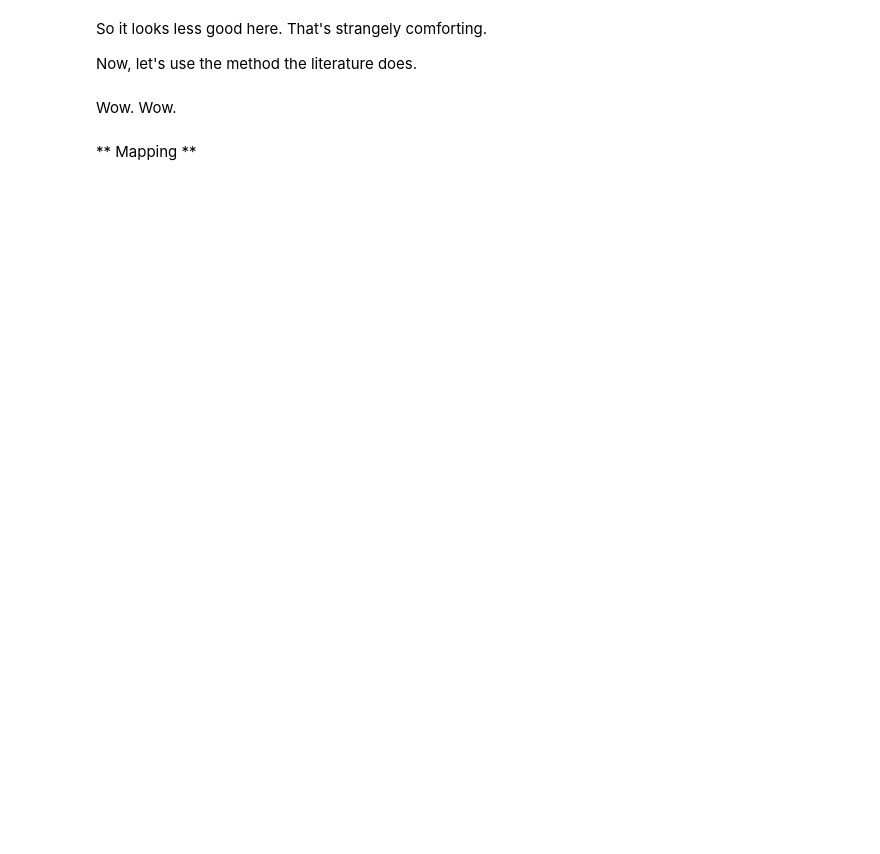
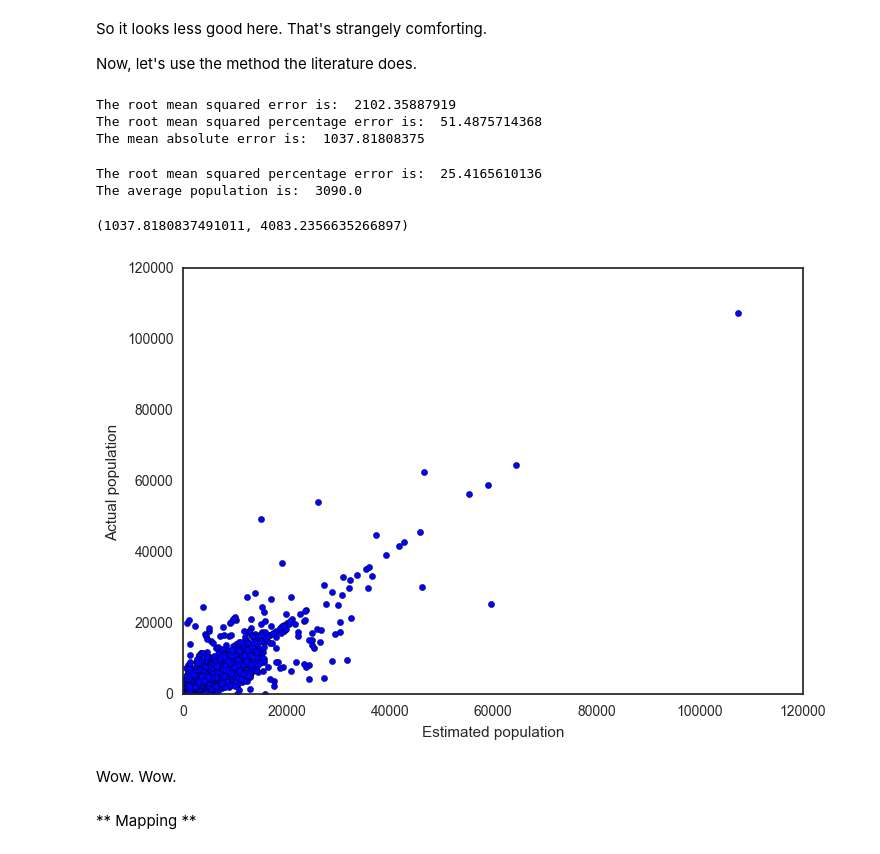
Before and after one commit to ArnholdInstitute/ACM-DEV, a Jupyter notebook: estimates.ipynb, the cells around one changed output. Cells and saved outputs as stored; diff of their text form; code cells hidden in the pictures; blank space fills up the shorter version.

```diff
--- a/estimates.ipynb
+++ b/estimates.ipynb
@@ -13,5 +11,5 @@ ImportError: No module named 'geopandas'
 # %%
 # loading data
-df = pd.DataFrame.from_csv('../data/estimates/estimates_after_join.csv')
+df = pd.DataFrame.from_csv('estimates_after_join.csv')
 df = df.dropna(axis=0)
 df.tail()
@@ -91,22 +119,40 @@ df_final['pop_sublocation_est_final'] = df_final.weights * df_final.pop_location
 df_final['error_subloc_final'] = df_final.pop_sublocation_est_final - df_final.pop_sublocation_actual
 df_final['sq_error_subloc_final'] = df_final.error_subloc_final**2
 rmse_final = np.sqrt(df_final.sq_error_subloc_final.mean())
-print 'The root mean squared error is: ', rmse_final
+print('The root mean squared error is: ', rmse_final)
 
 # %RMSE: RMSE / mean(population_subloc)
 pc_rmse_final = 100 * rmse_final / df_final.pop_sublocation_actual.mean()
-print 'The root mean squared percentage error is: ', pc_rmse_final
+print('The root mean squared percentage error is: ', pc_rmse_final)
 
 # Mean absolute error
 df_final['abs_error_subloc_final'] = abs(df_final.pop_sublocation_est_final - df_final.pop_sublocation_actual)
 mae_final = df_final.abs_error_subloc_final.mean()
-print 'The mean absolute error is: ', mae_final
+print('The mean absolute error is: ', mae_final)
+# %% [output]
+The root mean squared error is:  2102.35887919
+The root mean squared percentage error is:  51.4875714368
+The mean absolute error is:  1037.81808375
+# %%
+pc_rmae_final = 100 * mae_final / df_final.pop_sublocation_actual.mean()
+print('The root mean squared percentage error is: ', pc_rmae_final)
+print('The average population is: ', df_final.pop_sublocation_actual.median())
+# %% [output]
+The root mean squared percentage error is:  25.4165610136
+The average population is:  3090.0
+# %%
+mae_final, df_final.pop_sublocation_actual.mean()
+# %% [output]
+(1037.8180837491011, 4083.2356635266897)
 # %%
 sns.set_style("white")
 plt.scatter(df_final.pop_sublocation_est_final, df_final.pop_sublocation_actual)
 plt.axis([0, 120000, 0, 120000])
-sns.axlabel('Estimated population', 'Actual population')
+plt.xlabel('Estimated population')
+plt.ylabel('Actual population')
 plt.savefig('scatter.png', bbox_inches='tight', dpi=300)
+# %% [output]
+[figure, added]
 # %% [markdown]
 Wow. Wow.
 # %% [markdown]
```
Also changed, not shown: parts of 12 cells of this notebook, 4 other files.
